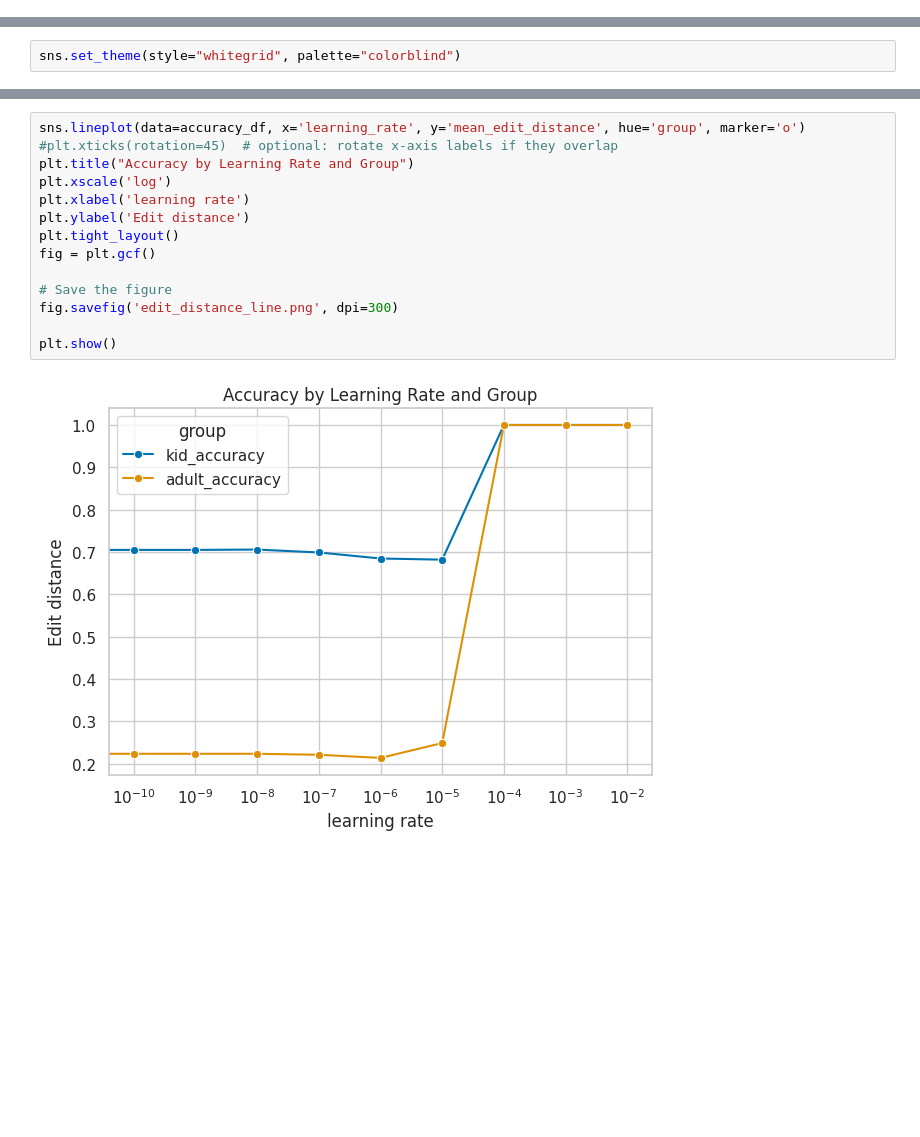
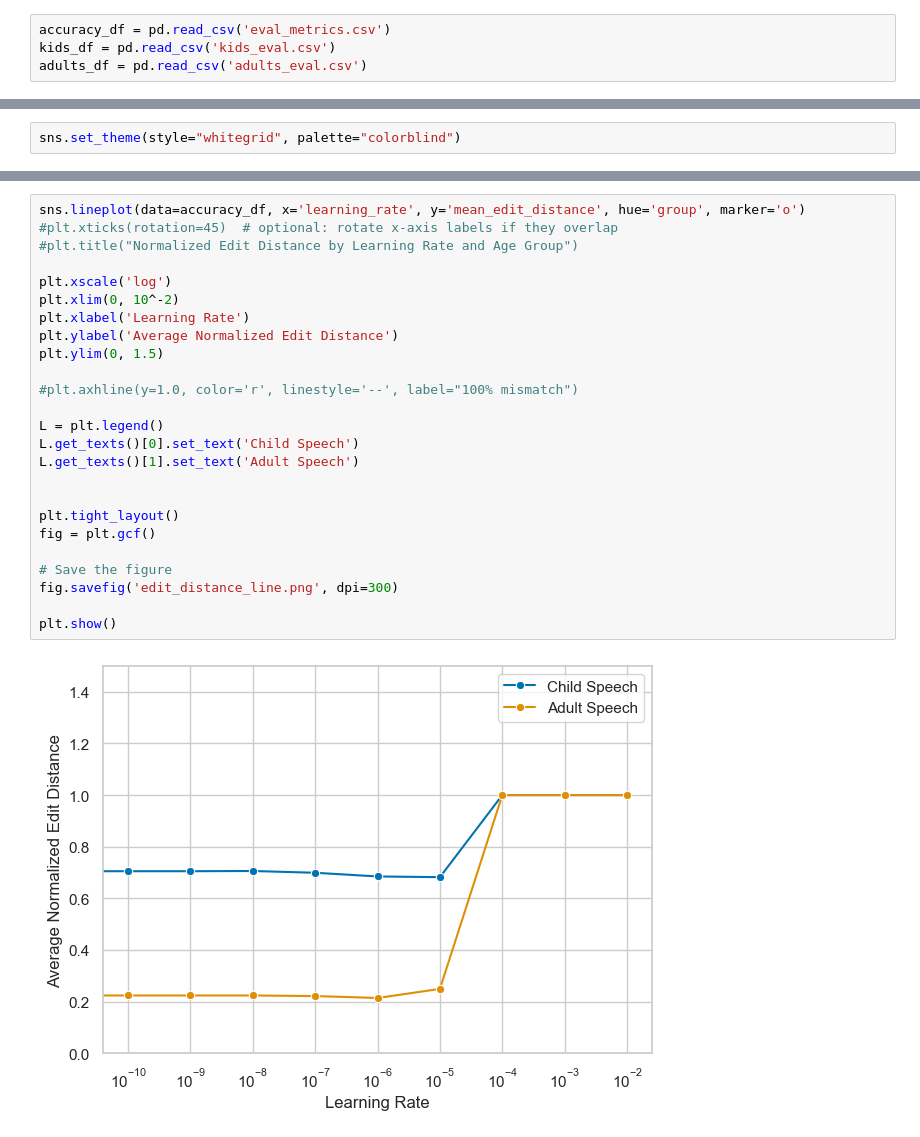
Before and after one commit to rdestaci/ASR_ChildSpeechAdapation, a Jupyter notebook: evaluation.ipynb, the cells around one changed output, grey strips where cells are left out. Cells and saved outputs as stored; diff of their text form; blank space fills up the shorter version.

Commit message:
Add new plots and writeup updates

```diff
--- a/evaluation.ipynb
+++ b/evaluation.ipynb
@@ -274,0 +293,4 @@ import matplotlib.pyplot as plt
+# %%
+accuracy_df = pd.read_csv('eval_metrics.csv')
+kids_df = pd.read_csv('kids_eval.csv')
+adults_df = pd.read_csv('adults_eval.csv')
@@ -330,16 +374,27 @@ plt.show()
 # %%
 sns.lineplot(data=accuracy_df, x='learning_rate', y='mean_edit_distance', hue='group', marker='o')
 #plt.xticks(rotation=45)  # optional: rotate x-axis labels if they overlap
-plt.title("Accuracy by Learning Rate and Group")
+#plt.title("Normalized Edit Distance by Learning Rate and Age Group")
+
 plt.xscale('log')
-plt.xlabel('learning rate')
-plt.ylabel('Edit distance')
+plt.xlim(0, 10^-2)
+plt.xlabel('Learning Rate')
+plt.ylabel('Average Normalized Edit Distance')
+plt.ylim(0, 1.5)
+
+#plt.axhline(y=1.0, color='r', linestyle='--', label="100% mismatch")
+
+L = plt.legend()
+L.get_texts()[0].set_text('Child Speech')
+L.get_texts()[1].set_text('Adult Speech')
+
+
 plt.tight_layout()
 fig = plt.gcf()
 
 # Save the figure
 fig.savefig('edit_distance_line.png', dpi=300)
 
 plt.show()
 # %% [output]
-[figure, old version]
+[figure, new version]
```
Also changed, not shown: parts of 26 cells of this notebook, 23 other files.
